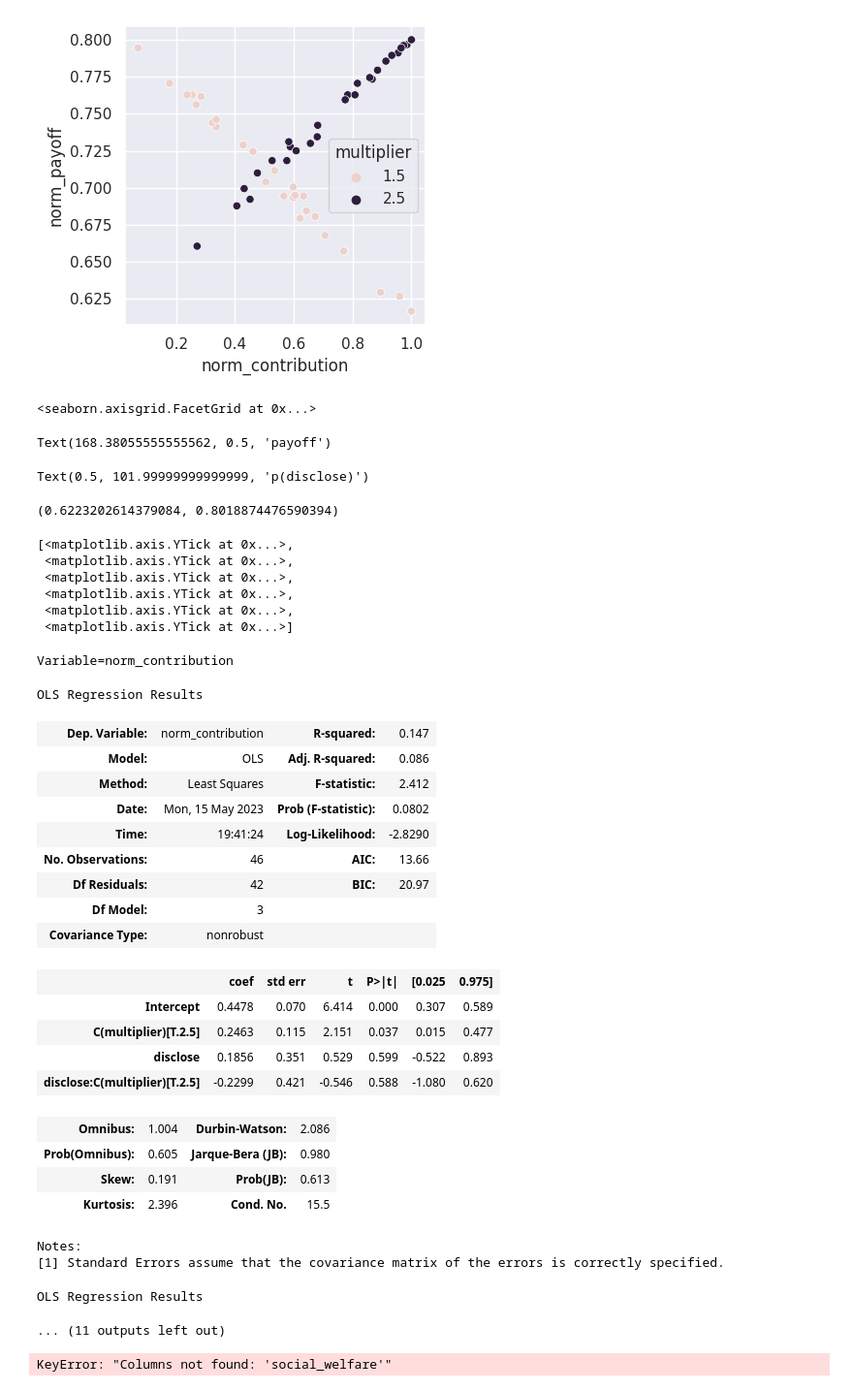
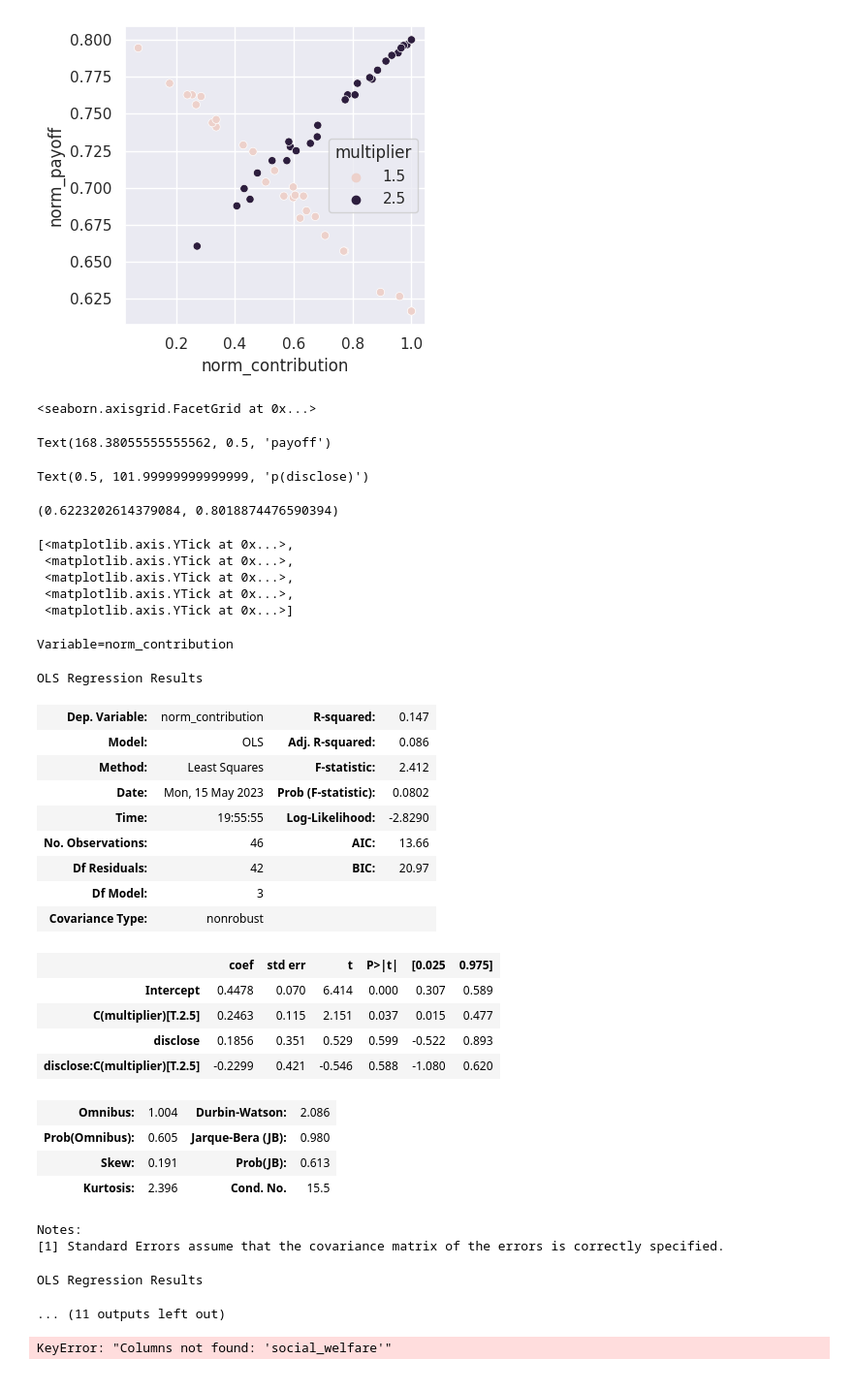
Before and after one commit to bsgarcia/CovidGoodGameAnalysis, a Jupyter notebook: analysis_single.ipynb, the cells around one changed output. Shown at 97% size. Cells and saved outputs as stored; diff of their text form; code cells hidden in the pictures.

```diff
--- a/analysis_single.ipynb
+++ b/analysis_single.ipynb
@@ -519,7 +519,7 @@ plt.xlabel('p(disclose)')
 
 plt.ylim(df2.norm_payoff.min(), df2.norm_payoff.max())
 ax = plt.gca()
-ax.set_yticks([.6, .65, .7, .75, .8, .85])
+ax.set_yticks([.6, .65, .7, .75, .8])
 sns.despine(trim=True)
 
 # plt.tight_layout()
@@ -543,35 +543,34 @@ model1.summary()
 model2.summary()
 model3.summary()
 
 
 sma.anova_lm(model3,model2, model1, typ=1)
 
 #print('Variable=norm_payoff')
 #model1 = smf.ols(formula='norm_payoff ~ disclose * C(multiplier)', data=x).fit()
 #model2 = smf.ols(formula='norm_payoff ~ disclose + C(multiplier)', data=x).fit()
 #model3 = smf.ols(formula='norm_payoff ~ disclose', data=x).fit()
 #
 #model1.summary()
 #
 #sma.anova_lm(model3, model2, model1, typ=1)
 # %% [output]
 <seaborn.axisgrid.FacetGrid at 0x...>
 Text(168.38055555555562, 0.5, 'payoff')
 Text(0.5, 101.99999999999999, 'p(disclose)')
 (0.6223202614379084, 0.8018874476590394)
 [<matplotlib.axis.YTick at 0x...>,
  <matplotlib.axis.YTick at 0x...>,
  <matplotlib.axis.YTick at 0x...>,
  <matplotlib.axis.YTick at 0x...>,
- <matplotlib.axis.YTick at 0x...>,
  <matplotlib.axis.YTick at 0x...>]
 Variable=norm_contribution
 OLS Regression Results
 | Dep. Variable: | norm_contribution | R-squared: | 0.147 |
 | Model: | OLS | Adj. R-squared: | 0.086 |
 | Method: | Least Squares | F-statistic: | 2.412 |
 | Date: | Mon, 15 May 2023 | Prob (F-statistic): | 0.0802 |
-| Time: | 19:41:24 | Log-Likelihood: | -2.8290 |
+| Time: | 19:55:55 | Log-Likelihood: | -2.8290 |
 | No. Observations: | 46 | AIC: | 13.66 |
 | Df Residuals: | 42 | BIC: | 20.97 |
 | Df Model: | 3 |  |  |
```
Also changed, not shown: parts of 2 cells of this notebook, 5 other files.
